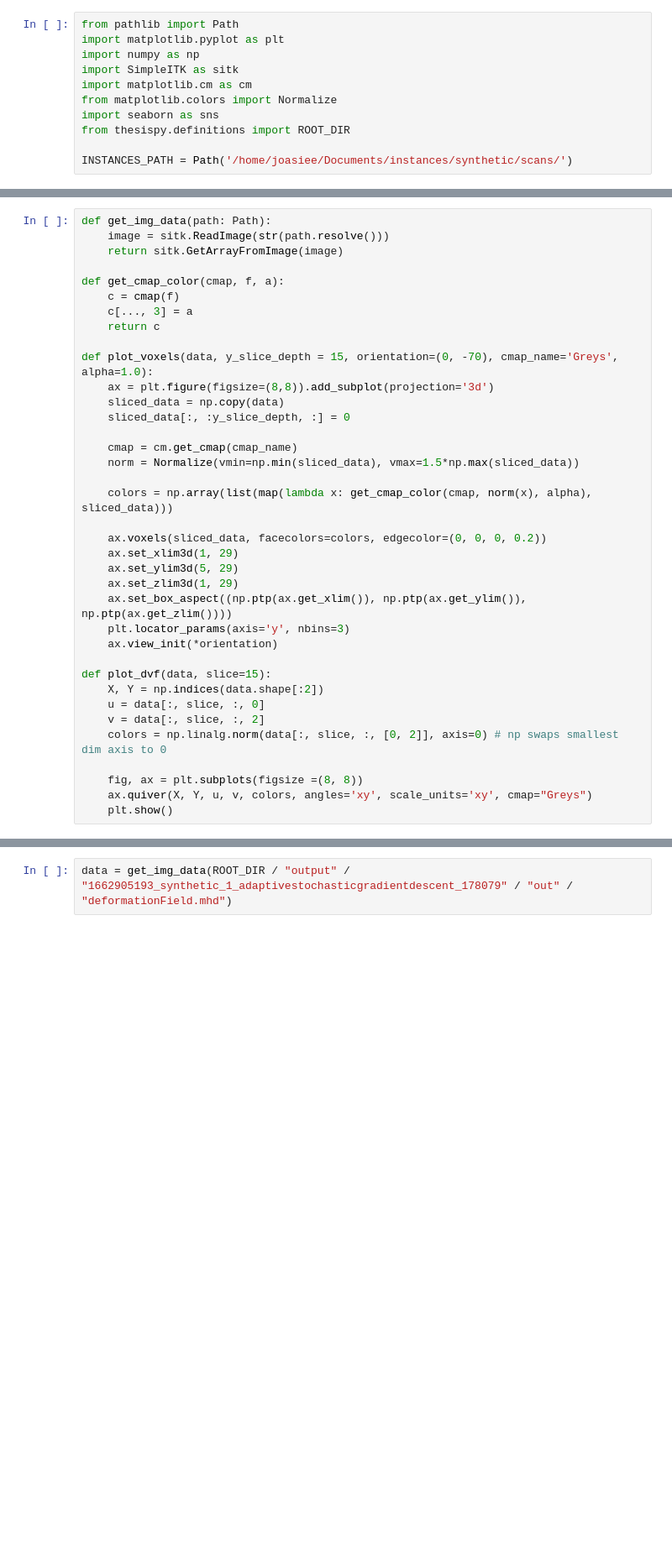
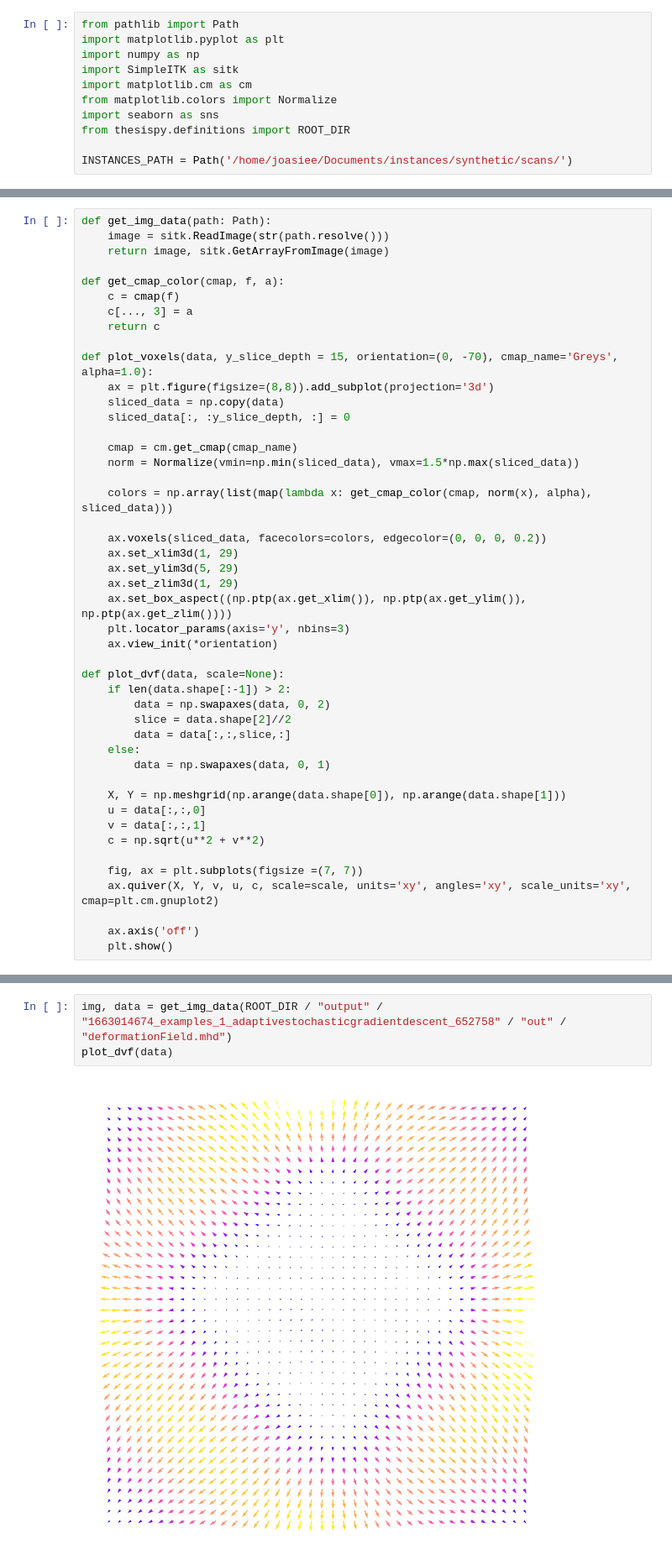
Before and after one commit to joasiee/elastix, a Jupyter notebook: experiments/notebooks/voxels.ipynb, the cells around one changed output, grey strips where cells are left out. Shown at 84% size. Drawn from its saved outputs; the diff is of its cells as text; blank space fills up the shorter version.

Commit message:
plotting dvf working correctly

```diff
--- a/experiments/notebooks/voxels.ipynb
+++ b/experiments/notebooks/voxels.ipynb
@@ -38,7 +43,7 @@ array([15., 15., 12.])
 # %%
 def get_img_data(path: Path):
     image = sitk.ReadImage(str(path.resolve()))
-    return sitk.GetArrayFromImage(image)
+    return image, sitk.GetArrayFromImage(image)
 
 def get_cmap_color(cmap, f, a):
     c = cmap(f)
@@ -63,14 +68,23 @@ def plot_voxels(data, y_slice_depth = 15, orientation=(0, -70), cmap_name='Greys
     plt.locator_params(axis='y', nbins=3)
     ax.view_init(*orientation)
 
-def plot_dvf(data, slice=15):
-    X, Y = np.indices(data.shape[:2])
-    u = data[:, slice, :, 0]
-    v = data[:, slice, :, 2]
-    colors = np.linalg.norm(data[:, slice, :, [0, 2]], axis=0) # np swaps smallest dim axis to 0
+def plot_dvf(data, scale=None):
+    if len(data.shape[:-1]) > 2:
+        data = np.swapaxes(data, 0, 2)
+        slice = data.shape[2]//2
+        data = data[:,:,slice,:]
+    else:
+        data = np.swapaxes(data, 0, 1)
 
-    fig, ax = plt.subplots(figsize =(8, 8))
-    ax.quiver(X, Y, u, v, colors, angles='xy', scale_units='xy', cmap="Greys")
+    X, Y = np.meshgrid(np.arange(data.shape[0]), np.arange(data.shape[1]))
+    u = data[:,:,0]
+    v = data[:,:,1]
+    c = np.sqrt(u**2 + v**2)
+
+    fig, ax = plt.subplots(figsize =(7, 7))
+    ax.quiver(X, Y, v, u, c, scale=scale, units='xy', angles='xy', scale_units='xy', cmap=plt.cm.gnuplot2)
+
+    ax.axis('off')
     plt.show()
 # %%
 from joblib import Parallel, delayed
@@ -114,4 +128,7 @@ def bending_energy(dvf):
 
   return np.sum(results) / np.prod(dvf.shape[:-1])
 # %%
-data = get_img_data(ROOT_DIR / "output" / "1662905193_synthetic_1_adaptivestochasticgradientdescent_178079" / "out" / "deformationField.mhd")
+img, data = get_img_data(ROOT_DIR / "output" / "1663014674_examples_1_adaptivestochasticgradientdescent_652758" / "out" / "deformationField.mhd")
+plot_dvf(data)
+# %% [output]
+[figure, added]
```
Also changed, not shown: parts of 5 cells of this notebook.
